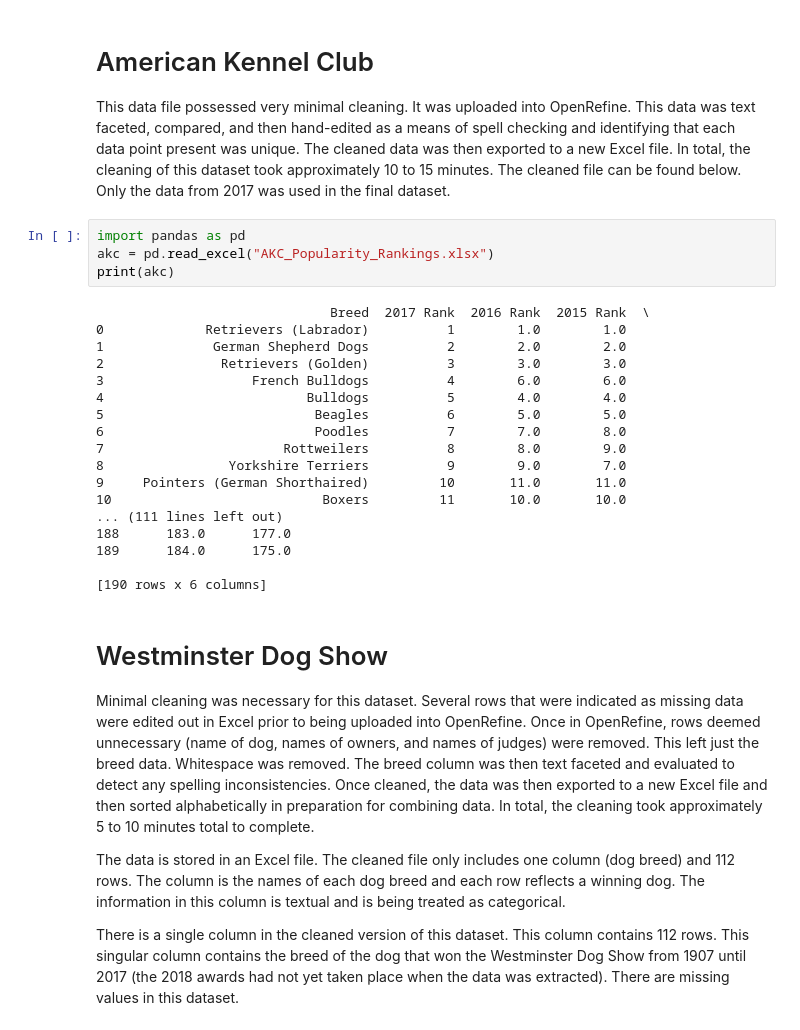
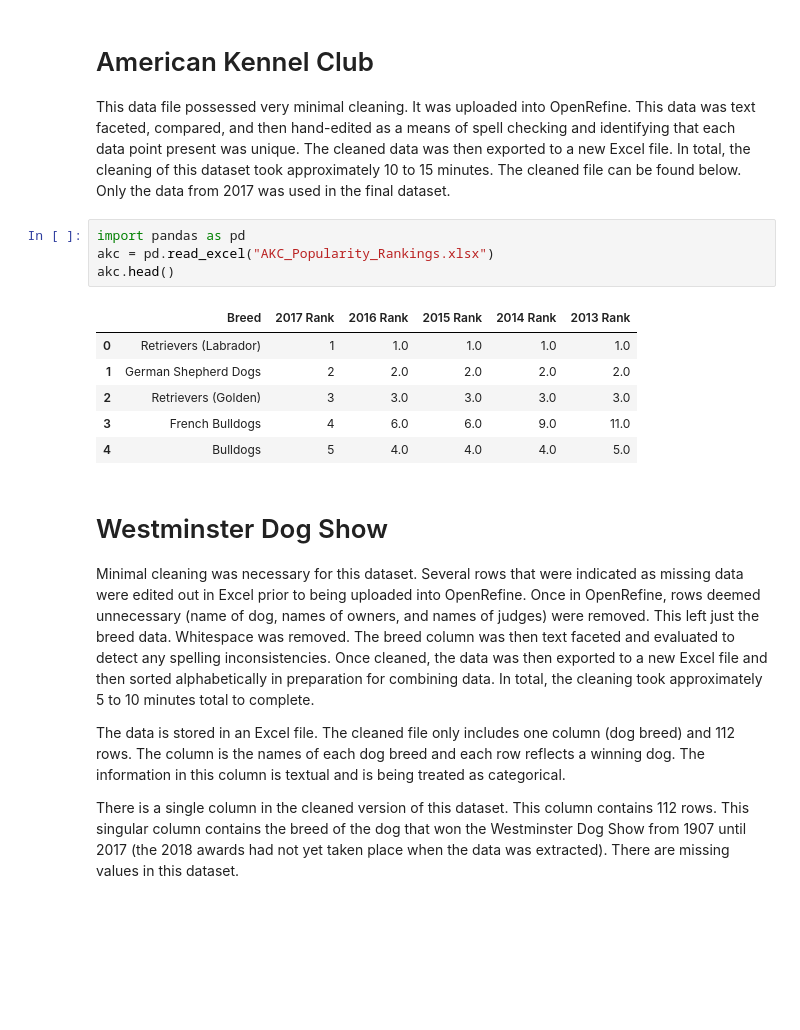
Before and after one commit to hburns2/Dogs-In-Media, a Jupyter notebook: Reproducing_Notebook.ipynb, the cells around one changed output. Drawn from its saved outputs; the diff is of its cells as text; blank space fills up the shorter version.

```diff
--- a/Reproducing_Notebook.ipynb
+++ b/Reproducing_Notebook.ipynb
@@ -27,25 +27,14 @@ This data file possessed very minimal cleaning. It was uploaded into OpenRefine.
 # %%
 import pandas as pd
 akc = pd.read_excel("AKC_Popularity_Rankings.xlsx")
-print(akc)
+akc.head()
 # %% [output]
-                              Breed  2017 Rank  2016 Rank  2015 Rank  \
-0             Retrievers (Labrador)          1        1.0        1.0
-1              German Shepherd Dogs          2        2.0        2.0
-2               Retrievers (Golden)          3        3.0        3.0
-3                   French Bulldogs          4        6.0        6.0
-4                          Bulldogs          5        4.0        4.0
-5                           Beagles          6        5.0        5.0
-6                           Poodles          7        7.0        8.0
-7                       Rottweilers          8        8.0        9.0
-8                Yorkshire Terriers          9        9.0        7.0
-9     Pointers (German Shorthaired)         10       11.0       11.0
-10                           Boxers         11       10.0       10.0
-... (111 lines left out)
-188      183.0      177.0
-189      184.0      175.0
-
-[190 rows x 6 columns]
+|  | Breed | 2017 Rank | 2016 Rank | 2015 Rank | 2014 Rank | 2013 Rank |
+| 0 | Retrievers (Labrador) | 1 | 1.0 | 1.0 | 1.0 | 1.0 |
+| 1 | German Shepherd Dogs | 2 | 2.0 | 2.0 | 2.0 | 2.0 |
+| 2 | Retrievers (Golden) | 3 | 3.0 | 3.0 | 3.0 | 3.0 |
+| 3 | French Bulldogs | 4 | 6.0 | 6.0 | 9.0 | 11.0 |
+| 4 | Bulldogs | 5 | 4.0 | 4.0 | 4.0 | 5.0 |
 # %% [markdown]
 # Westminster Dog Show
 
```
Also changed, not shown: parts of 25 cells of this notebook.
